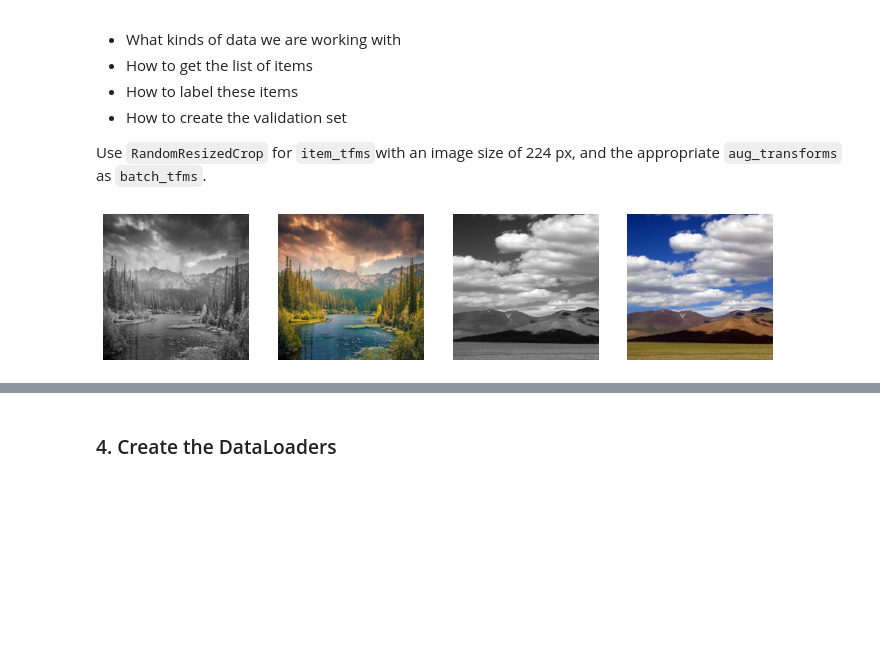
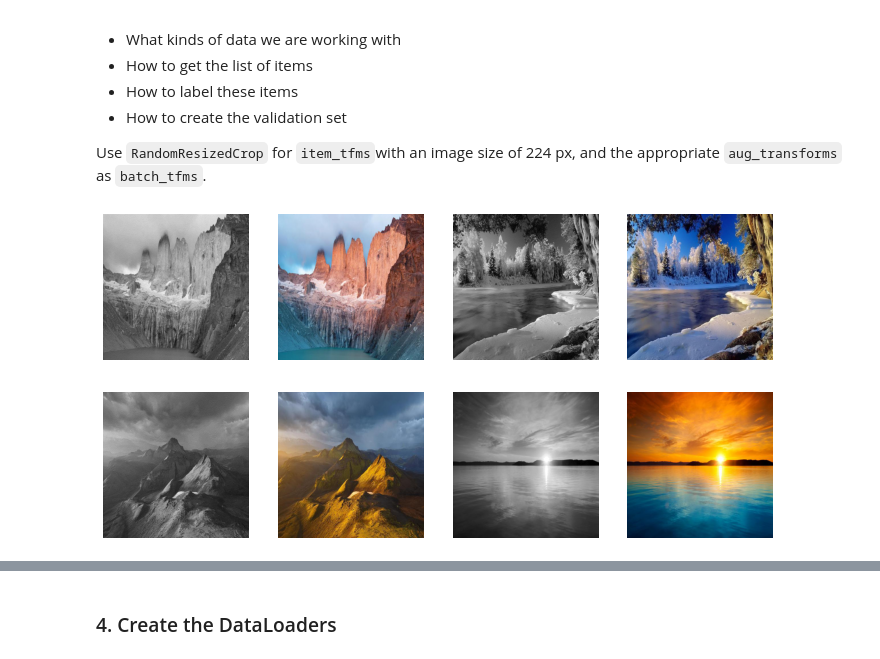
Before and after one commit to pds2021/a5-just1130, a Jupyter notebook: Assignment_5.ipynb, the cells around one changed output, grey strips where cells are left out. Saved outputs shown, nothing was run; the diff lists cells and outputs as text; code cells hidden in the pictures; blank space fills up the shorter version.

```diff
--- a/Assignment_5.ipynb
+++ b/Assignment_5.ipynb
@@ -88,14 +88,15 @@ for image in os.listdir('/content/drive/MyDrive/pds_a5/imageBW'):
 # %%
 df = pd.DataFrame(columns=['X','Y'])
 for image in os.listdir('/content/drive/MyDrive/pds_a5/imageBW'):
   df = df.append({'X':f'/content/drive/MyDrive/pds_a5/imageBW/{image}','Y':f'/content/drive/MyDrive/pds_a5/imageColor/{image}'},ignore_index=True)
 df.head()
-db = DataBlock(blocks=(ImageBlock,ImageBlock),get_x= ColReader('X'),
-              get_y= ColReader('Y'))
-dl = db.dataloaders(df,batch_size=2)
+db = DataBlock(blocks=(ImageBlock,ImageBlock),
+               get_x= ColReader('X'),
+               get_y= ColReader('Y'))
+dl = db.dataloaders(df,batch_size=4)
 dl.show_batch()
 dl.c= 3
 # %% [output]
-[figure, old version]
+[figure, new version]
 # %%
 learner = unet_learner(dl,models.resnet34,loss_func=MSELossFlat())
```
Also changed, not shown: parts of 17 cells of this notebook.
